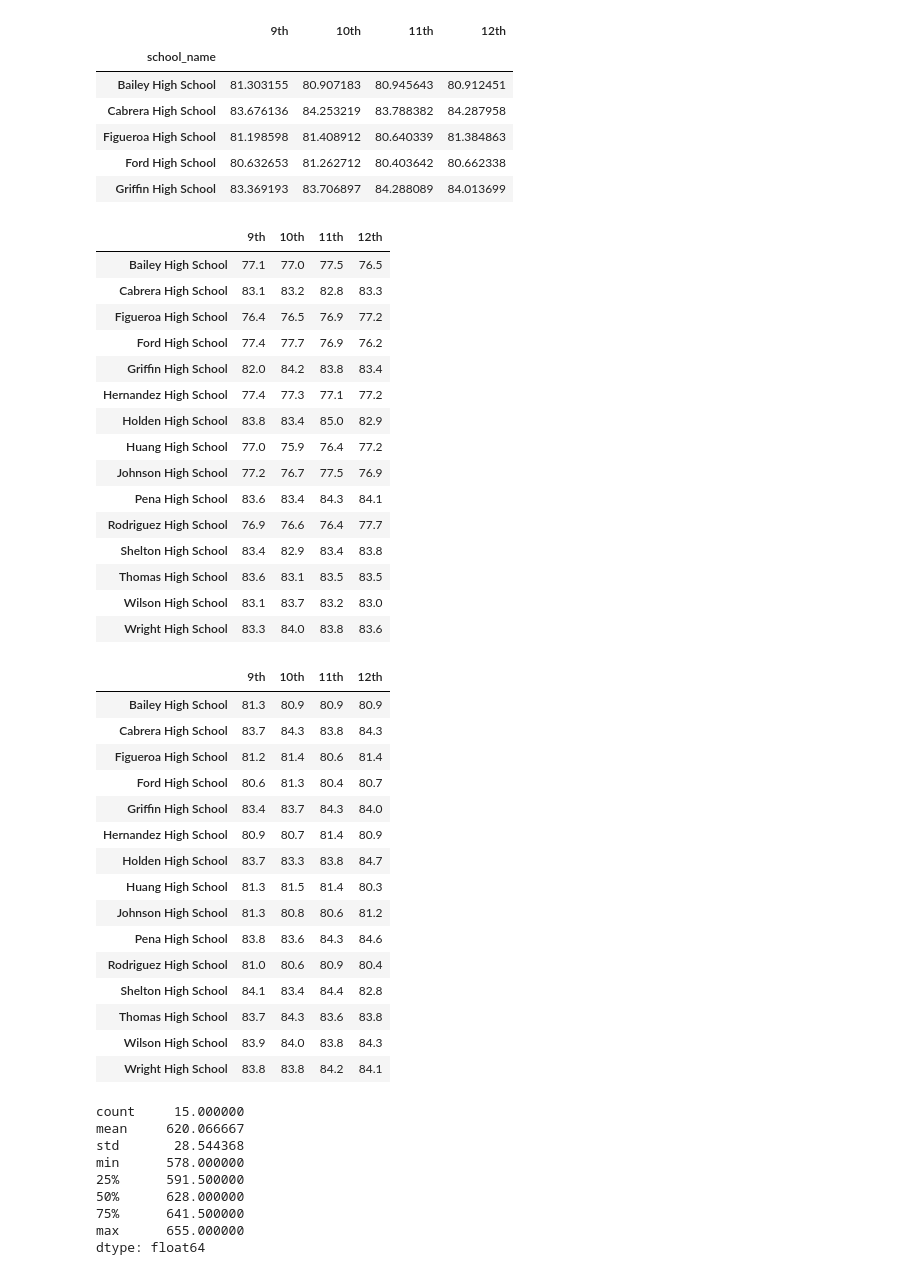
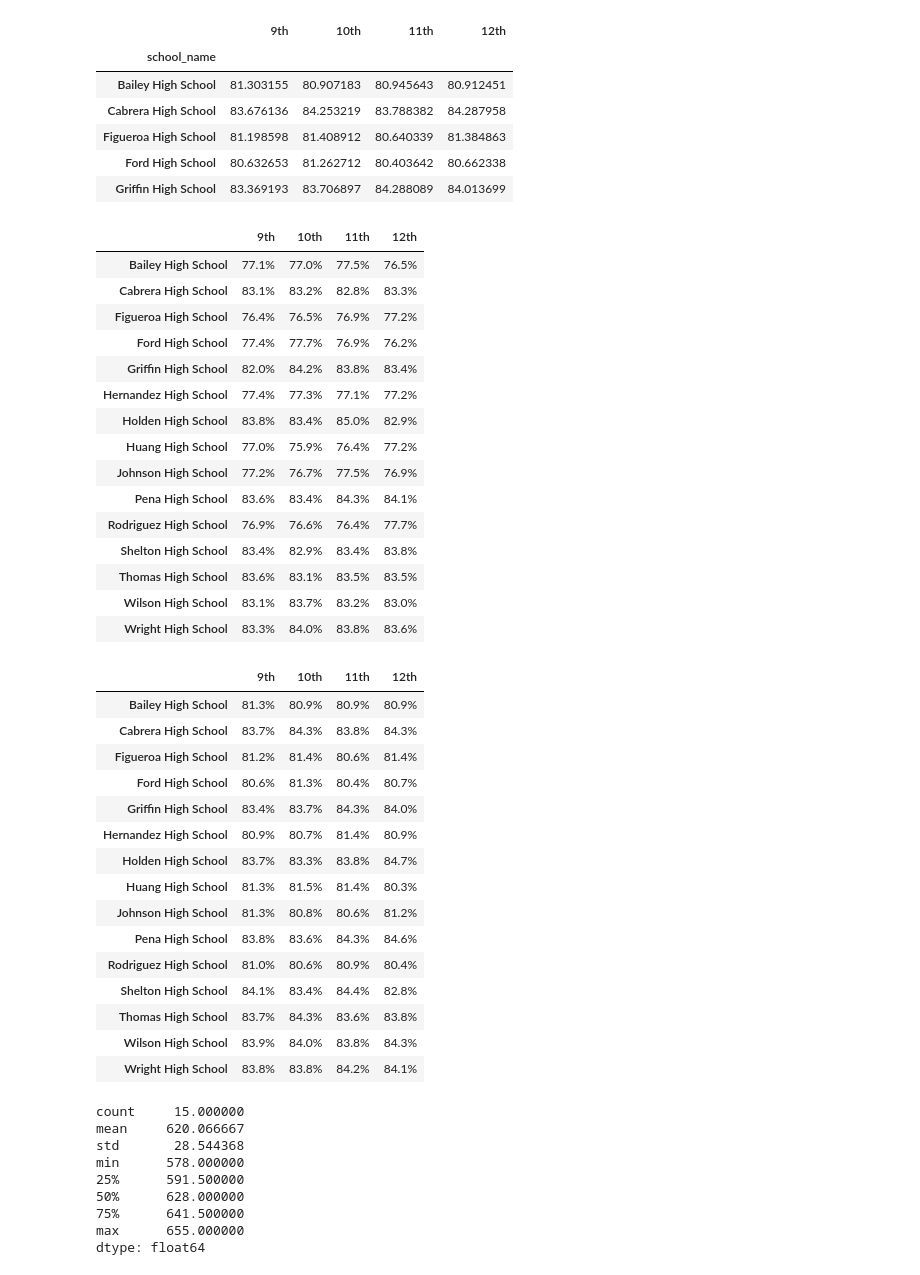
Before and after one commit to daniel-sh-au/004_school-district-analysis, a Jupyter notebook: PyCitySchools_Challenge.ipynb, the cells around one changed output. Drawn from its saved outputs; the diff is of its cells as text; code cells hidden in the pictures.

```diff
--- a/PyCitySchools_Challenge.ipynb
+++ b/PyCitySchools_Challenge.ipynb
@@ -1496,41 +1530,41 @@ reading_scores_by_grade.head()
 | Griffin High School | 83.369193 | 83.706897 | 84.288089 | 84.013699 |
 # %%
 # Format each grade column.
-math_scores_by_grade["9th"] = math_scores_by_grade["9th"].map("{:.1f}".format)
-math_scores_by_grade["10th"] = math_scores_by_grade["10th"].map("{:.1f}".format)
-math_scores_by_grade["11th"] = math_scores_by_grade["11th"].map("{:.1f}".format)
-math_scores_by_grade["12th"] = math_scores_by_grade["12th"].map("{:.1f}".format)
+math_scores_by_grade["9th"] = math_scores_by_grade["9th"].map("{:.1f}%".format)
+math_scores_by_grade["10th"] = math_scores_by_grade["10th"].map("{:.1f}%".format)
+math_scores_by_grade["11th"] = math_scores_by_grade["11th"].map("{:.1f}%".format)
+math_scores_by_grade["12th"] = math_scores_by_grade["12th"].map("{:.1f}%".format)
 
 # Make sure the columns are in the correct order.
 math_scores_by_grade = math_scores_by_grade[["9th", "10th", "11th", "12th"]]
 
 # Remove the index name.
 math_scores_by_grade.index.name = None
 # Display the DataFrame.
 math_scores_by_grade
 # %% [output]
 |  | 9th | 10th | 11th | 12th |
-| Bailey High School | 77.1 | 77.0 | 77.5 | 76.5 |
-| Cabrera High School | 83.1 | 83.2 | 82.8 | 83.3 |
-| Figueroa High School | 76.4 | 76.5 | 76.9 | 77.2 |
-| Ford High School | 77.4 | 77.7 | 76.9 | 76.2 |
-| Griffin High School | 82.0 | 84.2 | 83.8 | 83.4 |
-| Hernandez High School | 77.4 | 77.3 | 77.1 | 77.2 |
-| Holden High School | 83.8 | 83.4 | 85.0 | 82.9 |
-| Huang High School | 77.0 | 75.9 | 76.4 | 77.2 |
-| Johnson High School | 77.2 | 76.7 | 77.5 | 76.9 |
-| Pena High School | 83.6 | 83.4 | 84.3 | 84.1 |
-| Rodriguez High School | 76.9 | 76.6 | 76.4 | 77.7 |
-| Shelton High School | 83.4 | 82.9 | 83.4 | 83.8 |
-| Thomas High School | 83.6 | 83.1 | 83.5 | 83.5 |
-| Wilson High School | 83.1 | 83.7 | 83.2 | 83.0 |
-| Wright High School | 83.3 | 84.0 | 83.8 | 83.6 |
+| Bailey High School | 77.1% | 77.0% | 77.5% | 76.5% |
+| Cabrera High School | 83.1% | 83.2% | 82.8% | 83.3% |
+| Figueroa High School | 76.4% | 76.5% | 76.9% | 77.2% |
+| Ford High School | 77.4% | 77.7% | 76.9% | 76.2% |
+| Griffin High School | 82.0% | 84.2% | 83.8% | 83.4% |
+| Hernandez High School | 77.4% | 77.3% | 77.1% | 77.2% |
+| Holden High School | 83.8% | 83.4% | 85.0% | 82.9% |
+| Huang High School | 77.0% | 75.9% | 76.4% | 77.2% |
+| Johnson High School | 77.2% | 76.7% | 77.5% | 76.9% |
+| Pena High School | 83.6% | 83.4% | 84.3% | 84.1% |
+| Rodriguez High School | 76.9% | 76.6% | 76.4% | 77.7% |
+| Shelton High School | 83.4% | 82.9% | 83.4% | 83.8% |
+| Thomas High School | 83.6% | 83.1% | 83.5% | 83.5% |
+| Wilson High School | 83.1% | 83.7% | 83.2% | 83.0% |
+| Wright High School | 83.3% | 84.0% | 83.8% | 83.6% |
 # %%
 # Format each grade column.
-reading_scores_by_grade["9th"] = reading_scores_by_grade["9th"].map("{:,.1f}".format)
-reading_scores_by_grade["10th"] = reading_scores_by_grade["10th"].map("{:,.1f}".format)
-reading_scores_by_grade["11th"] = reading_scores_by_grade["11th"].map("{:,.1f}".format)
-reading_scores_by_grade["12th"] = reading_scores_by_grade["12th"].map("{:,.1f}".format)
+reading_scores_by_grade["9th"] = reading_scores_by_grade["9th"].map("{:,.1f}%".format)
+reading_scores_by_grade["10th"] = reading_scores_by_grade["10th"].map("{:,.1f}%".format)
+reading_scores_by_grade["11th"] = reading_scores_by_grade["11th"].map("{:,.1f}%".format)
+reading_scores_by_grade["12th"] = reading_scores_by_grade["12th"].map("{:,.1f}%".format)
 
 # Make sure the columns are in the correct order.
 reading_scores_by_grade = reading_scores_by_grade[["9th", "10th", "11th", "12th"]]
@@ -1541,21 +1575,21 @@ reading_scores_by_grade.index.name = None
 reading_scores_by_grade
 # %% [output]
 |  | 9th | 10th | 11th | 12th |
-| Bailey High School | 81.3 | 80.9 | 80.9 | 80.9 |
-| Cabrera High School | 83.7 | 84.3 | 83.8 | 84.3 |
-| Figueroa High School | 81.2 | 81.4 | 80.6 | 81.4 |
-| Ford High School | 80.6 | 81.3 | 80.4 | 80.7 |
-| Griffin High School | 83.4 | 83.7 | 84.3 | 84.0 |
-| Hernandez High School | 80.9 | 80.7 | 81.4 | 80.9 |
-| Holden High School | 83.7 | 83.3 | 83.8 | 84.7 |
-| Huang High School | 81.3 | 81.5 | 81.4 | 80.3 |
-| Johnson High School | 81.3 | 80.8 | 80.6 | 81.2 |
-| Pena High School | 83.8 | 83.6 | 84.3 | 84.6 |
-| Rodriguez High School | 81.0 | 80.6 | 80.9 | 80.4 |
-| Shelton High School | 84.1 | 83.4 | 84.4 | 82.8 |
-| Thomas High School | 83.7 | 84.3 | 83.6 | 83.8 |
-| Wilson High School | 83.9 | 84.0 | 83.8 | 84.3 |
-| Wright High School | 83.8 | 83.8 | 84.2 | 84.1 |
+| Bailey High School | 81.3% | 80.9% | 80.9% | 80.9% |
+| Cabrera High School | 83.7% | 84.3% | 83.8% | 84.3% |
+| Figueroa High School | 81.2% | 81.4% | 80.6% | 81.4% |
+| Ford High School | 80.6% | 81.3% | 80.4% | 80.7% |
+| Griffin High School | 83.4% | 83.7% | 84.3% | 84.0% |
+| Hernandez High School | 80.9% | 80.7% | 81.4% | 80.9% |
+| Holden High School | 83.7% | 83.3% | 83.8% | 84.7% |
+| Huang High School | 81.3% | 81.5% | 81.4% | 80.3% |
+| Johnson High School | 81.3% | 80.8% | 80.6% | 81.2% |
+| Pena High School | 83.8% | 83.6% | 84.3% | 84.6% |
+| Rodriguez High School | 81.0% | 80.6% | 80.9% | 80.4% |
+| Shelton High School | 84.1% | 83.4% | 84.4% | 82.8% |
+| Thomas High School | 83.7% | 84.3% | 83.6% | 83.8% |
+| Wilson High School | 83.9% | 84.0% | 83.8% | 84.3% |
+| Wright High School | 83.8% | 83.8% | 84.2% | 84.1% |
 # %%
 # Get the descriptive statistics for the per_school_capita.
 per_school_capita.describe()
```
Also changed, not shown: parts of 19 cells of this notebook, 11 other files.
